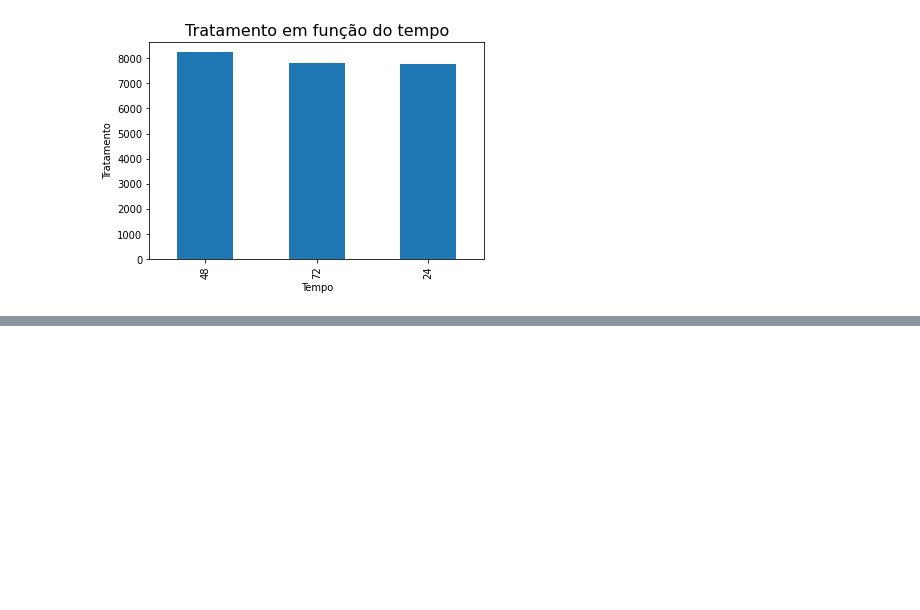
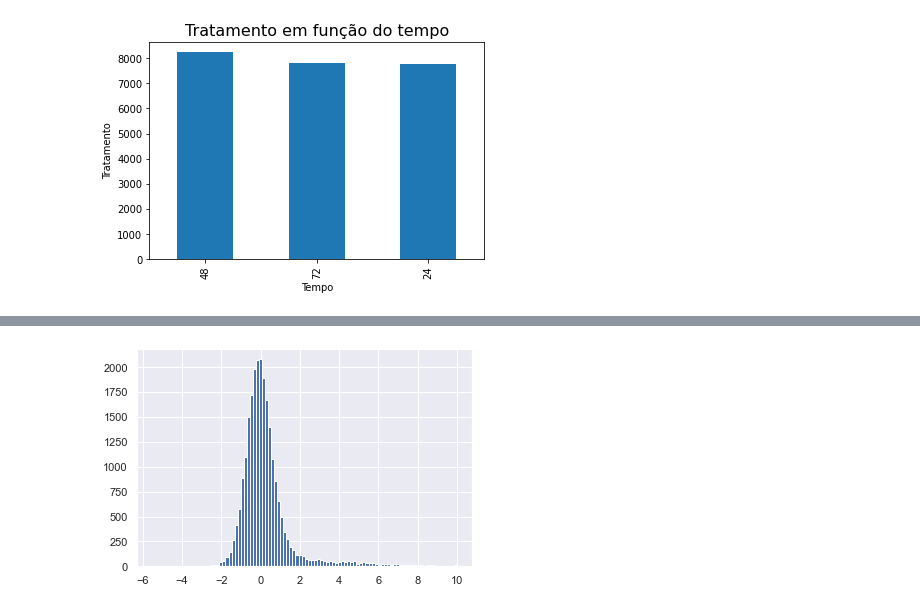
Before and after one commit to Tawfik-Metwally/Imersao_Dados, a Jupyter notebook: Importa_Dados.ipynb, the cells around one changed output, grey strips where cells are left out. Cells and saved outputs as stored; diff of their text form; code cells hidden in the pictures; blank space fills up the shorter version.

```diff
--- a/Importa_Dados.ipynb
+++ b/Importa_Dados.ipynb
@@ -222,0 +278,6 @@
+# %%
+
+dados['g0'].hist(bins=100)
+plt.show()
+# %% [output]
+[figure, added]
```
Also changed, not shown: parts of 17 cells of this notebook.
